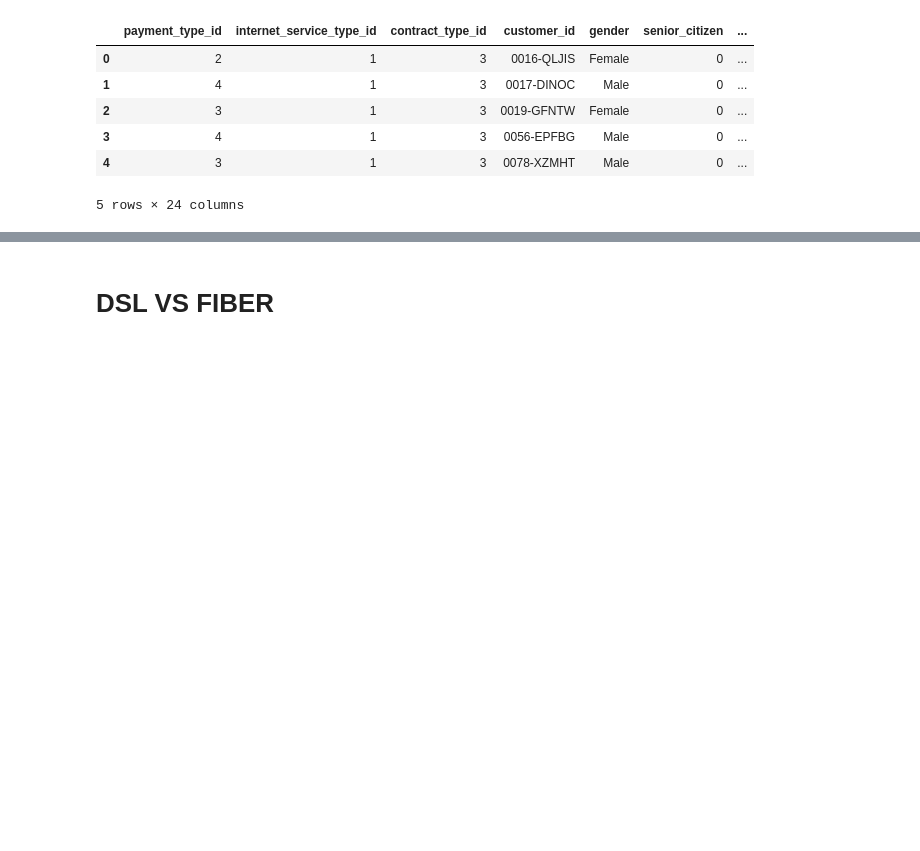
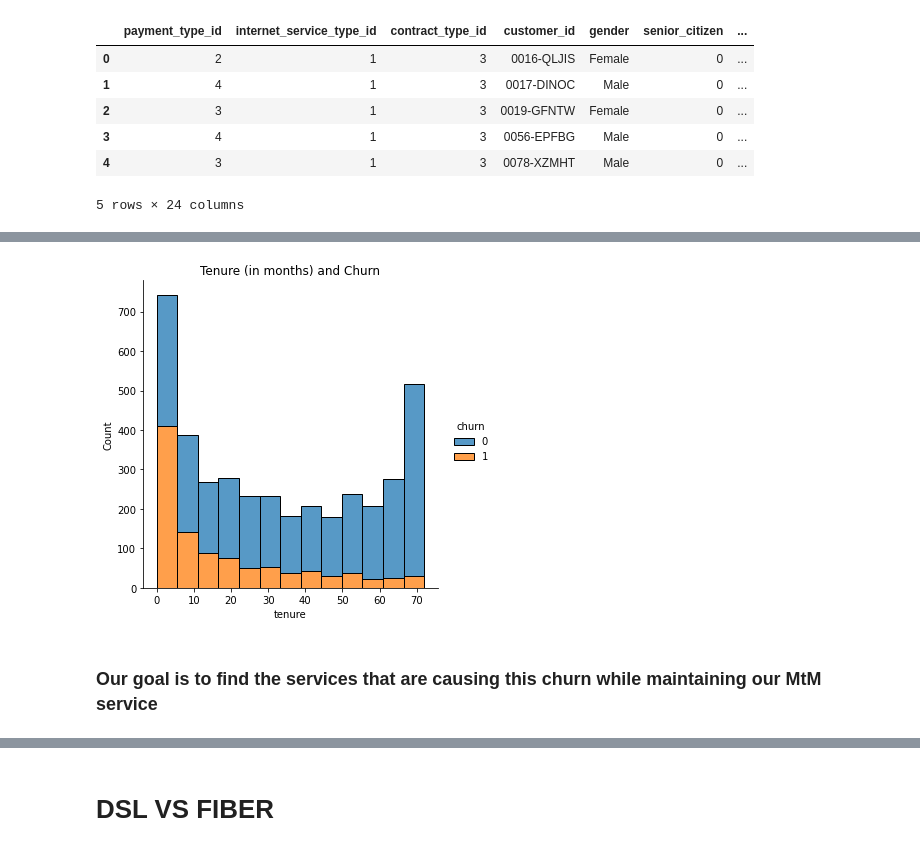
Before and after one commit to Daniel-Northcutt/Classification_Project, a Jupyter notebook: Telco_Work_Notebook.ipynb, the cells around one changed output, grey strips where cells are left out. Saved outputs shown, nothing was run; the diff lists cells and outputs as text; code cells hidden in the pictures; blank space fills up the shorter version.

```diff
--- a/Telco_Work_Notebook.ipynb
+++ b/Telco_Work_Notebook.ipynb
@@ -202,0 +231,11 @@ TypeError: data type 'o' not understood
+# %%
+# This chart shows that churn is primarily coming from our month to month customers
+# who continually represent a smaller portion of continued customers
+
+sns.displot(train, x="tenure",hue="churn", multiple='stack')
+plt.title('Tenure (in months) and Churn')
+plt.show();
+# %% [output]
+[figure, added]
+# %% [markdown]
+### Our goal is to find the services that are causing this churn while maintaining our MtM service
```
Also changed, not shown: parts of 126 cells of this notebook.
